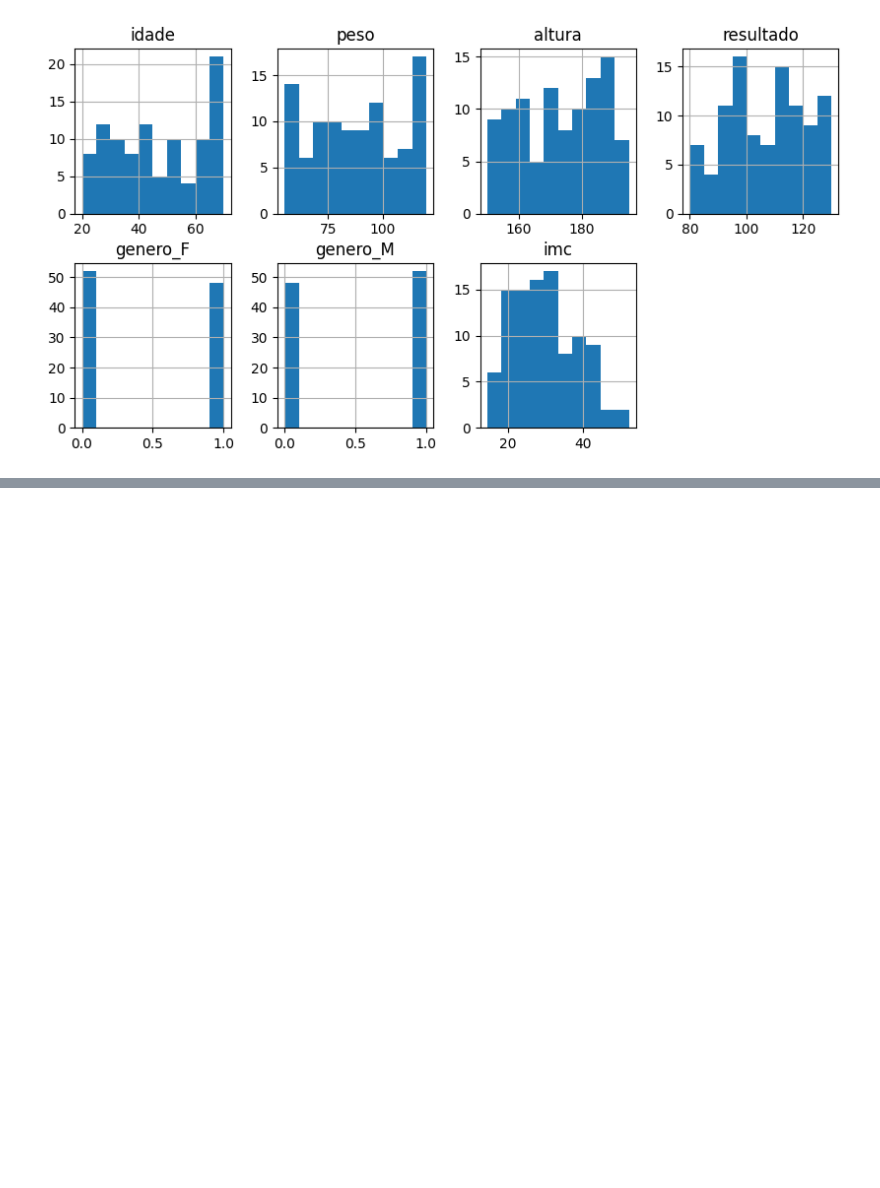
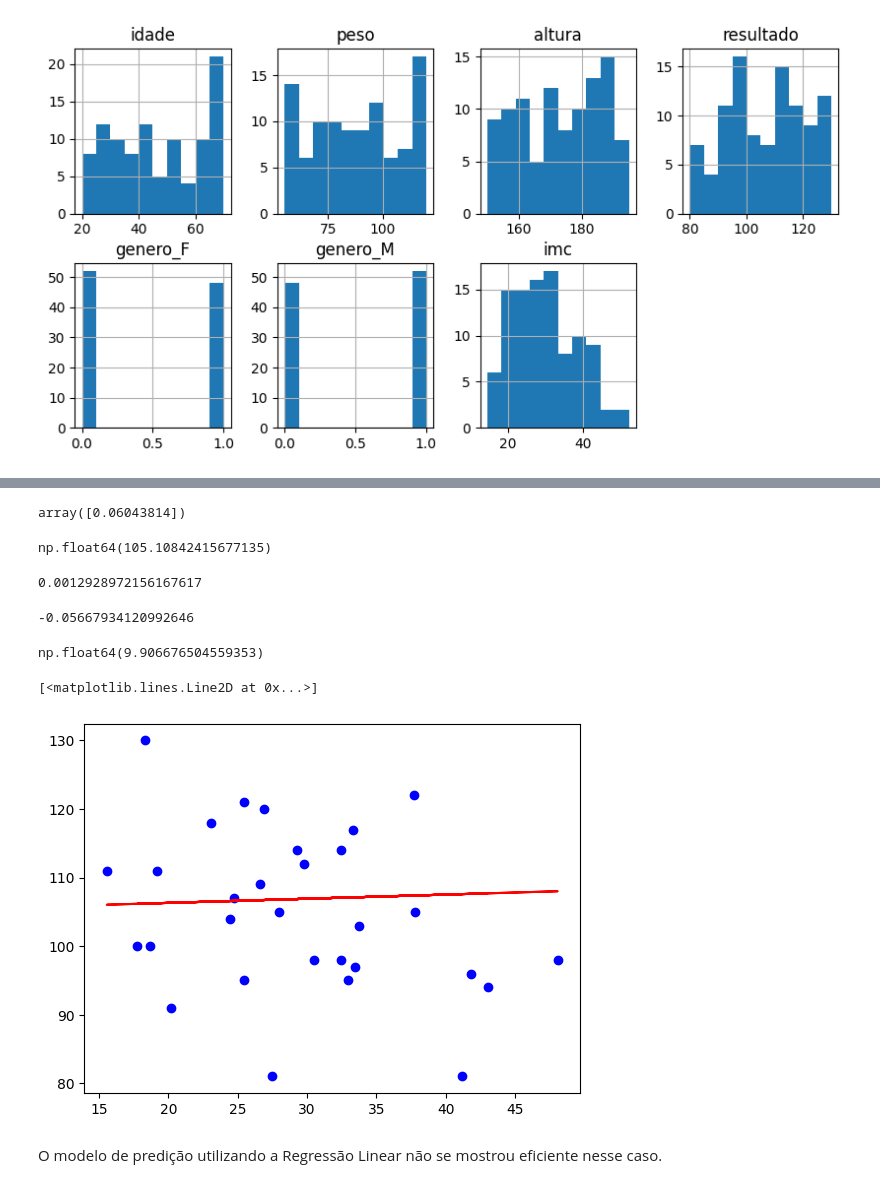
Before and after one commit to vitorzvaz/Modelo_Diabetes, a Jupyter notebook: modelo_diabetes.ipynb, the cells around one changed output, grey strips where cells are left out. Cells and saved outputs as stored; diff of their text form; code cells hidden in the pictures; blank space fills up the shorter version.

```diff
--- a/modelo_diabetes.ipynb
+++ b/modelo_diabetes.ipynb
@@ -200,0 +268,42 @@ array([[<Axes: title={'center': 'idade'}>,
+# %%
+# Treinar modelo 2 - Apenas o IMC (Regressão linear simples, apenas 1 x)
+x = pd.DataFrame(df_exames['imc'])
+y = df_exames['resultado']
+x_train, x_test, y_train, y_test = train_test_split(x, y, train_size=0.7, random_state=42)
+model_2 = LinearRegression().fit(x_train, y_train)
+# %%
+# Gerar predição com base no modelo 2
+y_pred = model_2.predict(x_test)
+# %%
+# Apenas 1 "a"
+model_2.coef_
+# %% [output]
+array([0.06043814])
+# %%
+model_2.intercept_
+# %% [output]
+np.float64(105.10842415677135)
+# %%
+# R2 Score - Conjunto de treino
+model_2.score(x_train, y_train)
+# %% [output]
+0.0012928972156167617
+# %%
+# R2 Score - Conjunto de testes
+model_2.score(x_test, y_test)
+# %% [output]
+-0.05667934120992646
+# %%
+# MAE - Mean Absolute Error
+mean_absolute_error(y_test, y_pred)
+# %% [output]
+np.float64(9.906676504559353)
+# %%
+# Mostrar como a reta foi calculada
+plt.scatter(x_test, y_test, color='blue')
+plt.plot(x_test, y_pred, color='red') # Reta da regressão
+# %% [output]
+[<matplotlib.lines.Line2D at 0x...>]
+[figure, added]
+# %% [markdown]
+O modelo de predição utilizando a Regressão Linear não se mostrou eficiente nesse caso.
```
Also changed, not shown: parts of 13 cells of this notebook.
